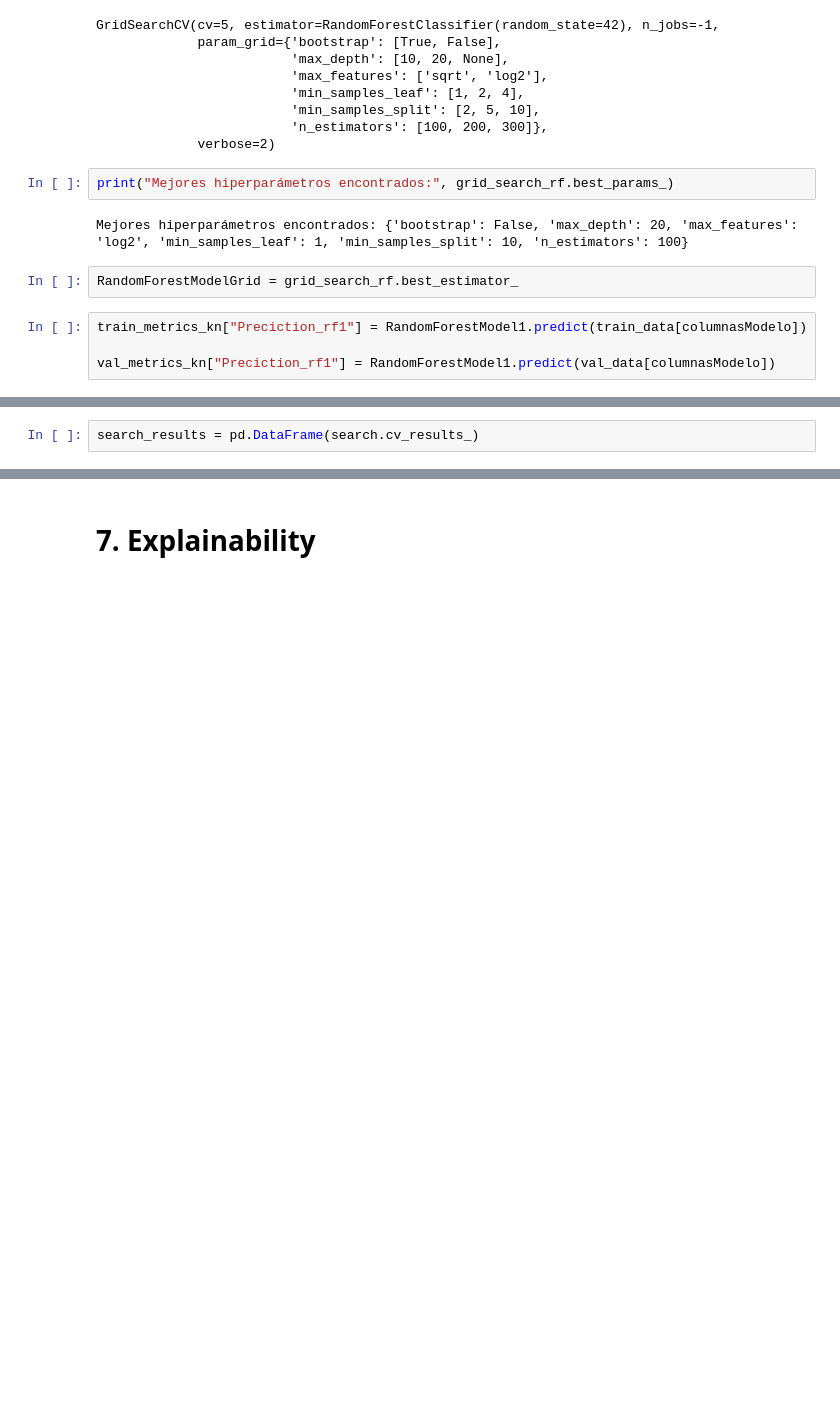
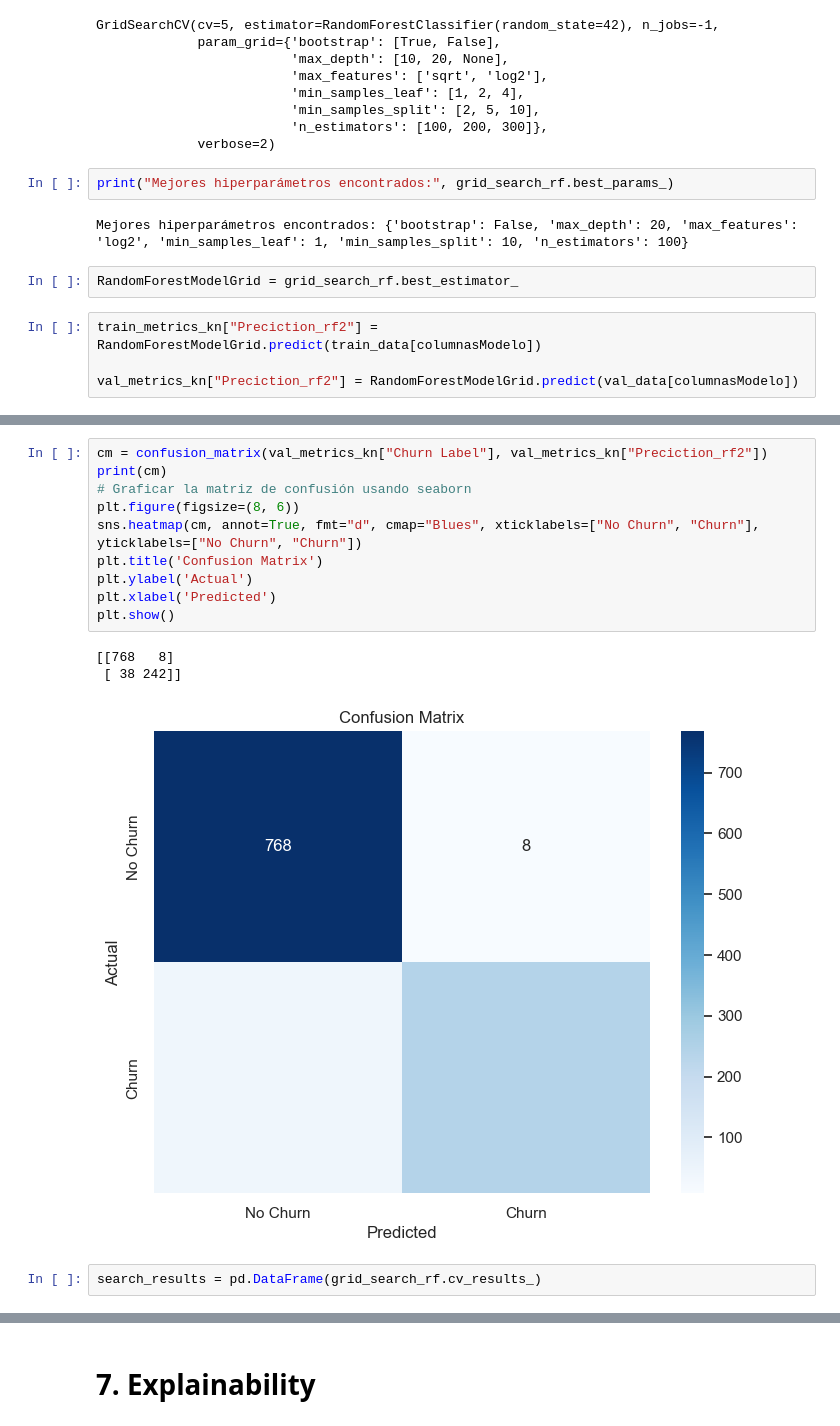
Before and after one commit to mcpoveda2/ProyectoFinalPython, a Jupyter notebook: projectFinal.ipynb, the cells around one changed output, grey strips where cells are left out. Saved outputs shown, nothing was run; the diff lists cells and outputs as text; blank space fills up the shorter version.

```diff
--- a/projectFinal.ipynb
+++ b/projectFinal.ipynb
@@ -1749,6 +1749,6 @@ Mejores hiperparámetros encontrados: {'bootstrap': False, 'max_depth': 20, 'max
 # %%
 RandomForestModelGrid = grid_search_rf.best_estimator_
 # %%
-train_metrics_kn["Preciction_rf1"] = RandomForestModel1.predict(train_data[columnasModelo])
+train_metrics_kn["Preciction_rf2"] = RandomForestModelGrid.predict(train_data[columnasModelo])
 
-val_metrics_kn["Preciction_rf1"] = RandomForestModel1.predict(val_data[columnasModelo])
+val_metrics_kn["Preciction_rf2"] = RandomForestModelGrid.predict(val_data[columnasModelo])
@@ -1760,3 +1781,17 @@ NameError: name 'search' is not defined
+# %%
+cm = confusion_matrix(val_metrics_kn["Churn Label"], val_metrics_kn["Preciction_rf2"])
+print(cm)
+# Graficar la matriz de confusión usando seaborn
+plt.figure(figsize=(8, 6))
+sns.heatmap(cm, annot=True, fmt="d", cmap="Blues", xticklabels=["No Churn", "Churn"], yticklabels=["No Churn", "Churn"])
+plt.title('Confusion Matrix')
+plt.ylabel('Actual')
+plt.xlabel('Predicted')
+plt.show()
+# %% [output]
+[[768   8]
+ [ 38 242]]
+[figure, added]
 # %%
-search_results = pd.DataFrame(search.cv_results_)
+search_results = pd.DataFrame(grid_search_rf.cv_results_)
 # %%
```
Also changed, not shown: parts of 29 cells of this notebook.
